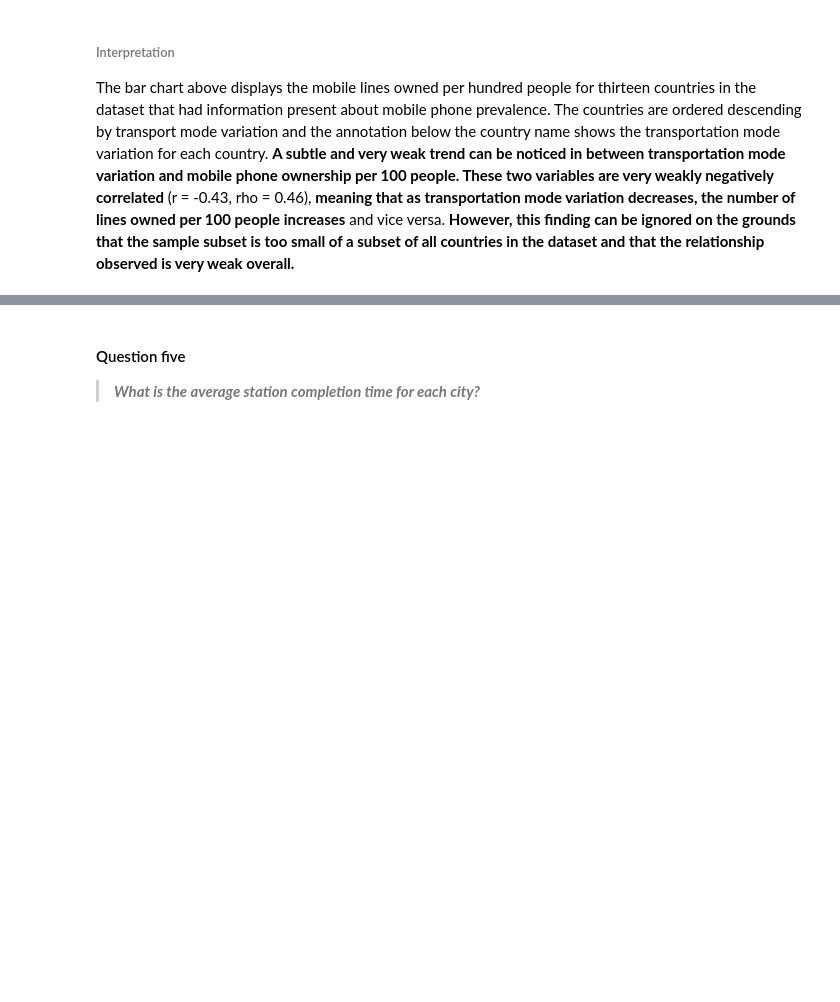
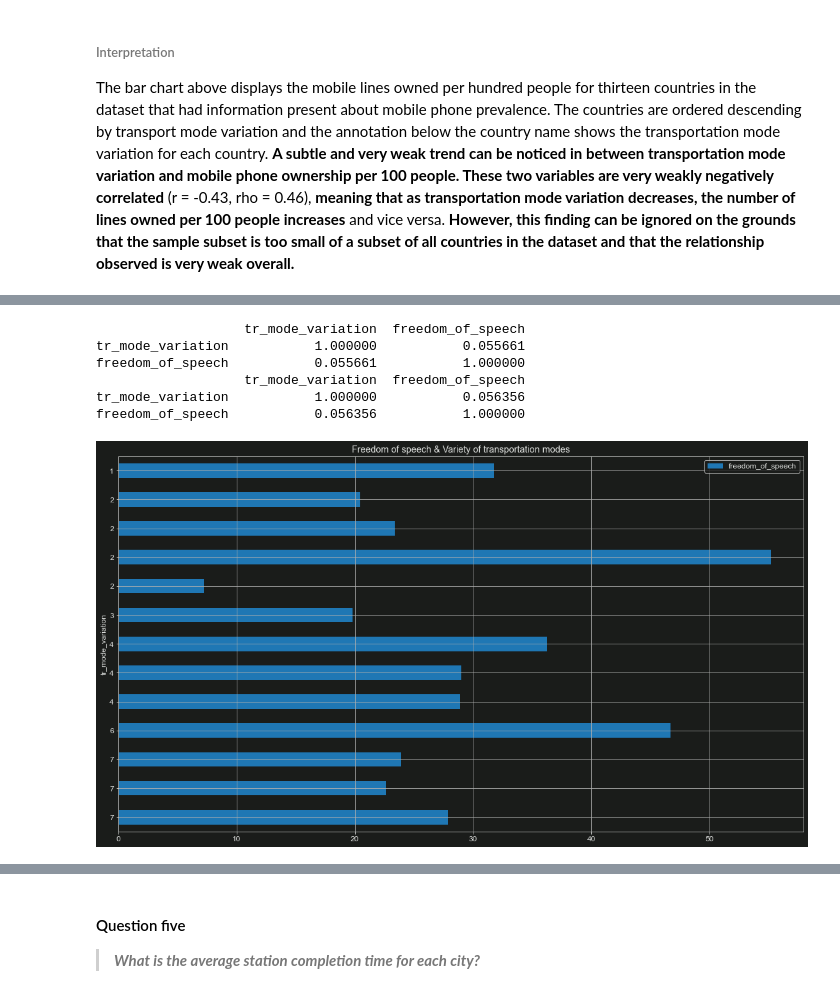
Before and after one commit to ejgenc/data-analysis_city-lines, a Jupyter notebook: notebooks/data-analysis.ipynb, the cells around one changed output, grey strips where cells are left out. Cells and saved outputs as stored; diff of their text form; code cells hidden in the pictures; blank space fills up the shorter version.

```diff
--- a/notebooks/data-analysis.ipynb
+++ b/notebooks/data-analysis.ipynb
@@ -256,0 +340,32 @@ The bar chart above displays the mobile lines owned per hundred people for thirt
+# %%
+sql_query = """
+SELECT cities.country,
+       COUNT(DISTINCT(`lines`.transport_mode_id)) AS tr_mode_variation,
+       index_score AS freedom_of_speech
+  FROM cities
+       JOIN freedom_of_speech ON (cities.country = freedom_of_speech.country)
+       JOIN `lines` ON (cities.id = `lines`.city_id)
+       JOIN transport_modes on (`lines`.transport_mode_id = transport_modes.id )
+ WHERE transport_modes.id != 0
+ GROUP BY cities.country
+ ORDER BY tr_mode_variation DESC;
+"""
+
+result = pd.read_sql(sql_query, conn)
+plot = result.plot.barh(title="Freedom of speech & Variety of transportation modes",
+                        figsize=(19.20, 10.80),
+                        x='tr_mode_variation',
+                        y='freedom_of_speech',
+                        use_index=True,
+                        grid=True,
+                        legend=True)
+print(result.corr(method="pearson"))
+print(result.corr(method="spearman"))
+# %% [output]
+                   tr_mode_variation  freedom_of_speech
+tr_mode_variation           1.000000           0.055661
+freedom_of_speech           0.055661           1.000000
+                   tr_mode_variation  freedom_of_speech
+tr_mode_variation           1.000000           0.056356
+freedom_of_speech           0.056356           1.000000
+[figure, added]
```
Also changed, not shown: parts of 25 cells of this notebook, 1 other file.
